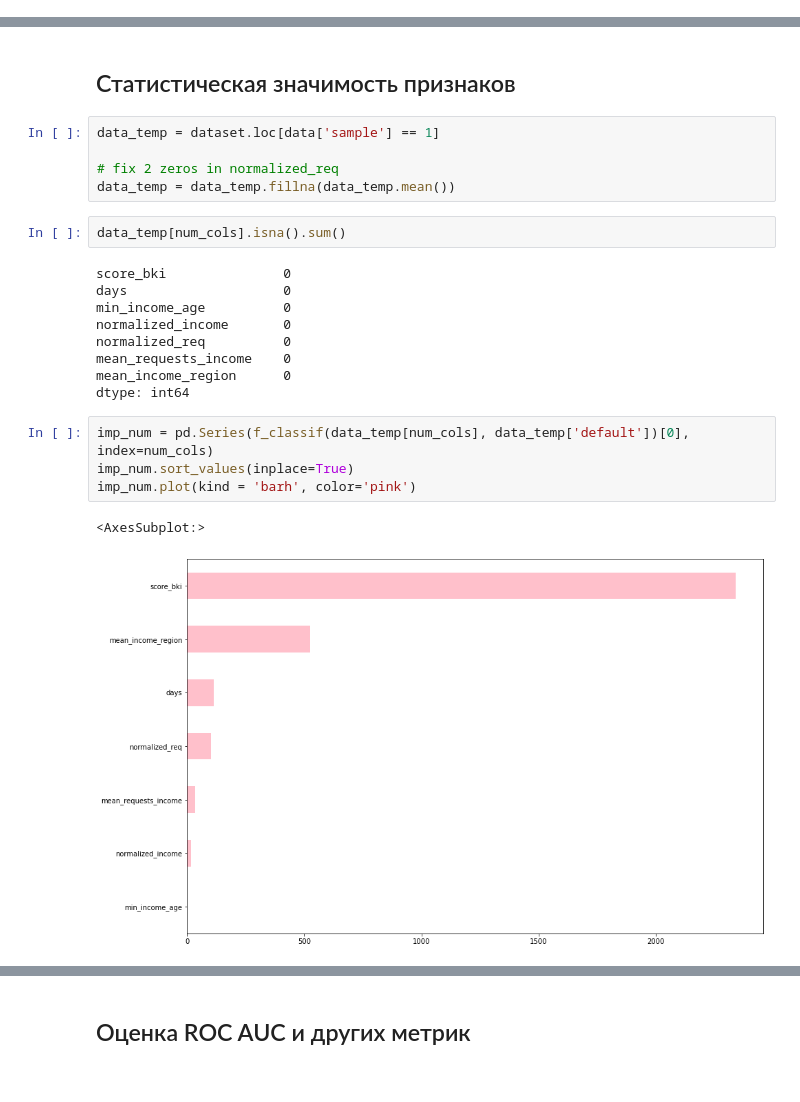
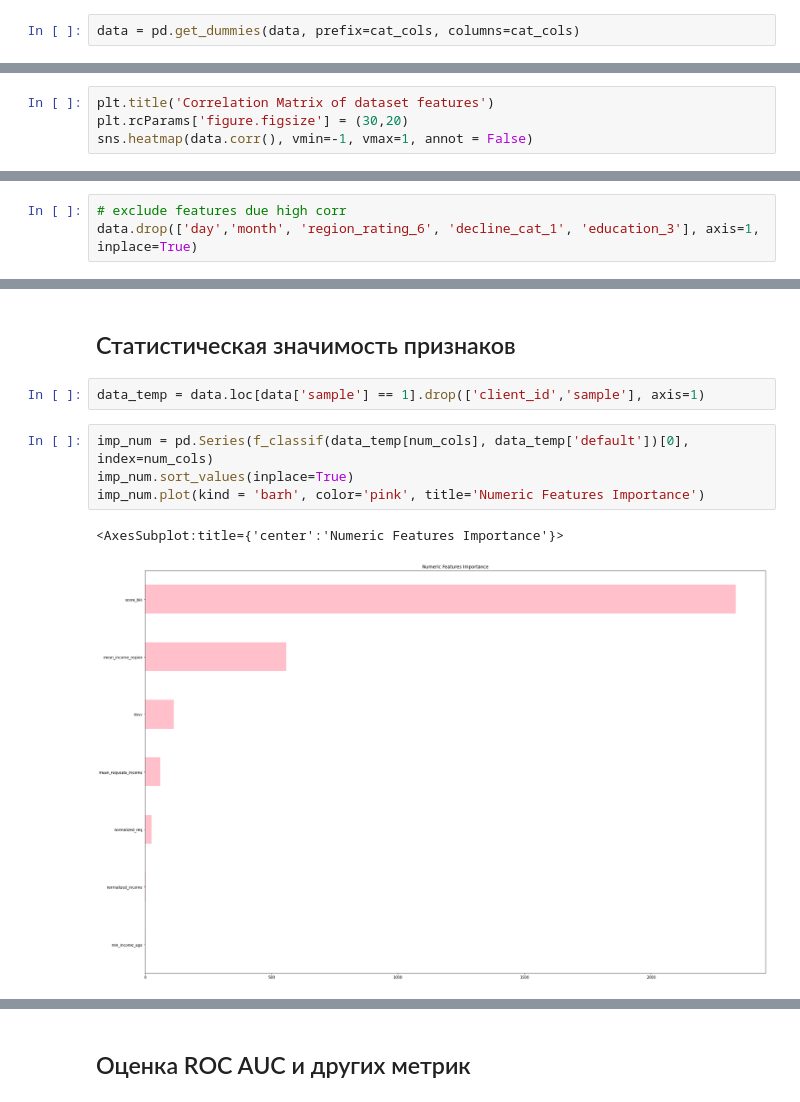
Before and after one commit to Segodnya/skillfactory-ds-studies, a Jupyter notebook: module_5/project-5-credit-scoring.ipynb, the cells around one changed output, grey strips where cells are left out. Drawn from its saved outputs; the diff is of its cells as text.

```diff
--- a/module_5/project-5-credit-scoring.ipynb
+++ b/module_5/project-5-credit-scoring.ipynb
@@ -649,0 +862,2 @@ dataset = df.copy()
+# %%
+data = pd.get_dummies(data, prefix=cat_cols, columns=cat_cols)
@@ -649,0 +886,4 @@ dataset = df.copy()
+# %%
+plt.title('Correlation Matrix of dataset features')
+plt.rcParams['figure.figsize'] = (30,20)
+sns.heatmap(data.corr(), vmin=-1, vmax=1, annot = False)
@@ -649,0 +915,3 @@ dataset = df.copy()
+# %%
+# exclude features due high corr
+data.drop(['day','month', 'region_rating_6', 'decline_cat_1', 'education_3'], axis=1, inplace=True)
@@ -650,25 +952,11 @@ dataset = df.copy()
 # %% [markdown]
 ## Статистическая значимость признаков
-# %%
-data_temp = dataset.loc[data['sample'] == 1]
-
-# fix 2 zeros in normalized_req
-data_temp = data_temp.fillna(data_temp.mean())
-# %%
-data_temp[num_cols].isna().sum()
-# %% [output]
-score_bki               0
-days                    0
-min_income_age          0
-normalized_income       0
-normalized_req          0
-mean_requests_income    0
-mean_income_region      0
-dtype: int64
+# %%
+data_temp = data.loc[data['sample'] == 1].drop(['client_id','sample'], axis=1)
 # %%
 imp_num = pd.Series(f_classif(data_temp[num_cols], data_temp['default'])[0], index=num_cols)
 imp_num.sort_values(inplace=True)
-imp_num.plot(kind = 'barh', color='pink')
+imp_num.plot(kind = 'barh', color='pink', title='Numeric Features Importance')
 # %% [output]
-<AxesSubplot:>
+<AxesSubplot:title={'center':'Numeric Features Importance'}>
-[figure, old version]
+[figure, new version]
```
Also changed, not shown: parts of 91 cells of this notebook, 2 other files.
